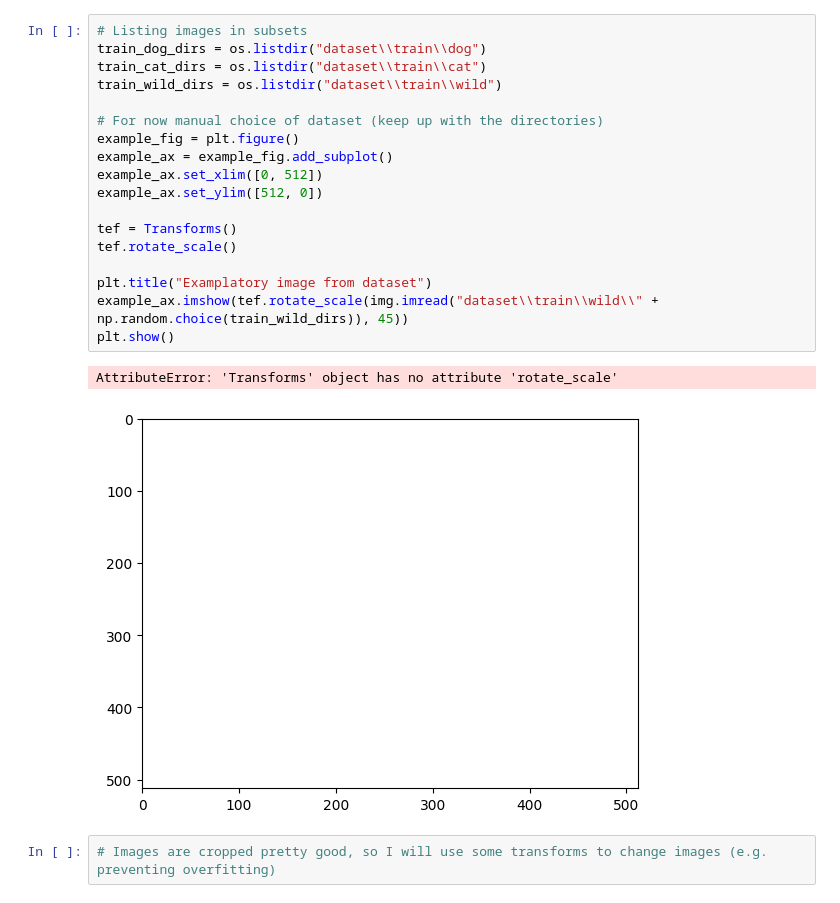
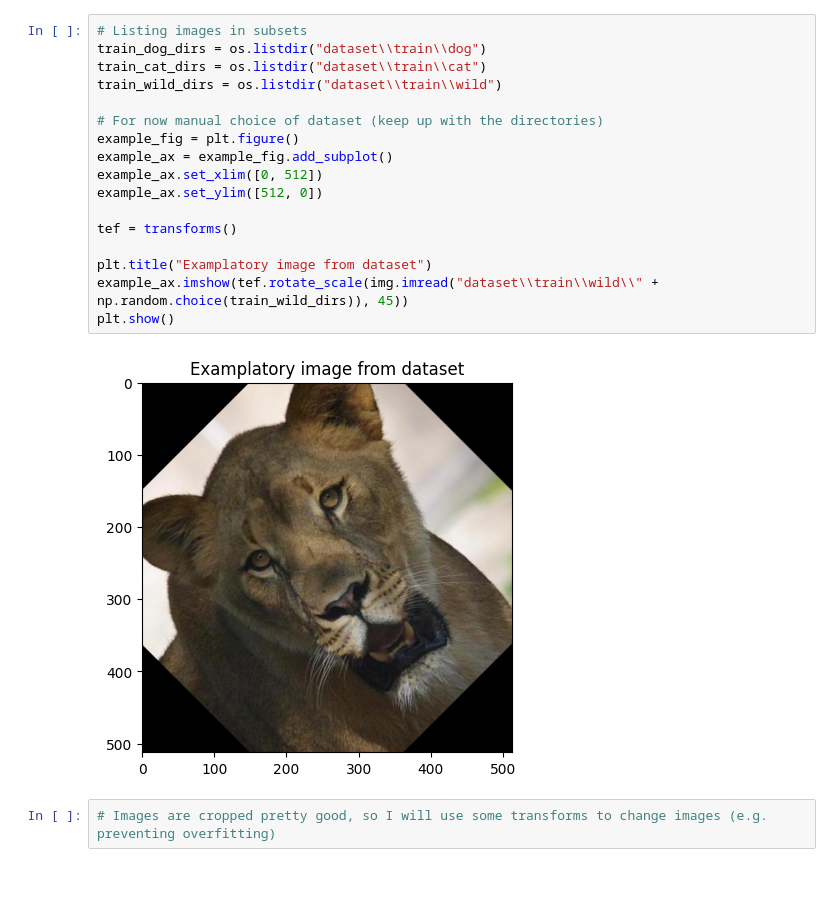
Before and after one commit to JacobeCode/Face_Detection_PyTorch, a Jupyter notebook: detect_analysis.ipynb, the cells around one changed output. Drawn from its saved outputs; the diff is of its cells as text.

```diff
--- a/detect_analysis.ipynb
+++ b/detect_analysis.ipynb
@@ -12,24 +10,22 @@ ImportError: cannot import name 'transforms' from 'data_processing.transforms' (
 # %%
 # Listing images in subsets
 train_dog_dirs = os.listdir("dataset\\train\\dog")
 train_cat_dirs = os.listdir("dataset\\train\\cat")
 train_wild_dirs = os.listdir("dataset\\train\\wild")
 
 # For now manual choice of dataset (keep up with the directories)
 example_fig = plt.figure()
 example_ax = example_fig.add_subplot()
 example_ax.set_xlim([0, 512])
 example_ax.set_ylim([512, 0])
 
-tef = Transforms()
-tef.rotate_scale()
+tef = transforms()
 
 plt.title("Examplatory image from dataset")
 example_ax.imshow(tef.rotate_scale(img.imread("dataset\\train\\wild\\" + np.random.choice(train_wild_dirs)), 45))
 plt.show()
 # %% [output]
-AttributeError: 'Transforms' object has no attribute 'rotate_scale'
-[figure, old version]
+[figure, new version]
 # %%
 # Images are cropped pretty good, so I will use some transforms to change images (e.g. preventing overfitting)
 # %% [output]
```
Also changed, not shown: parts of 1 cell of this notebook.
